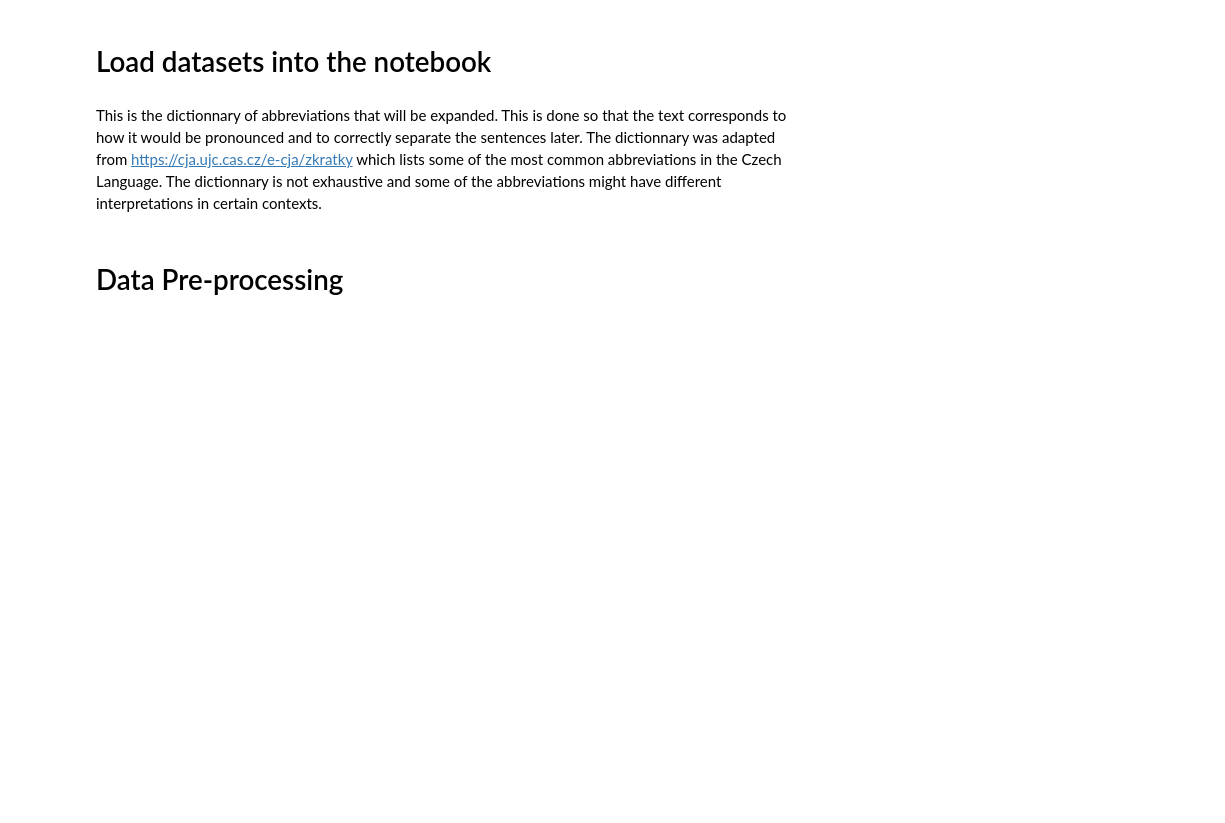
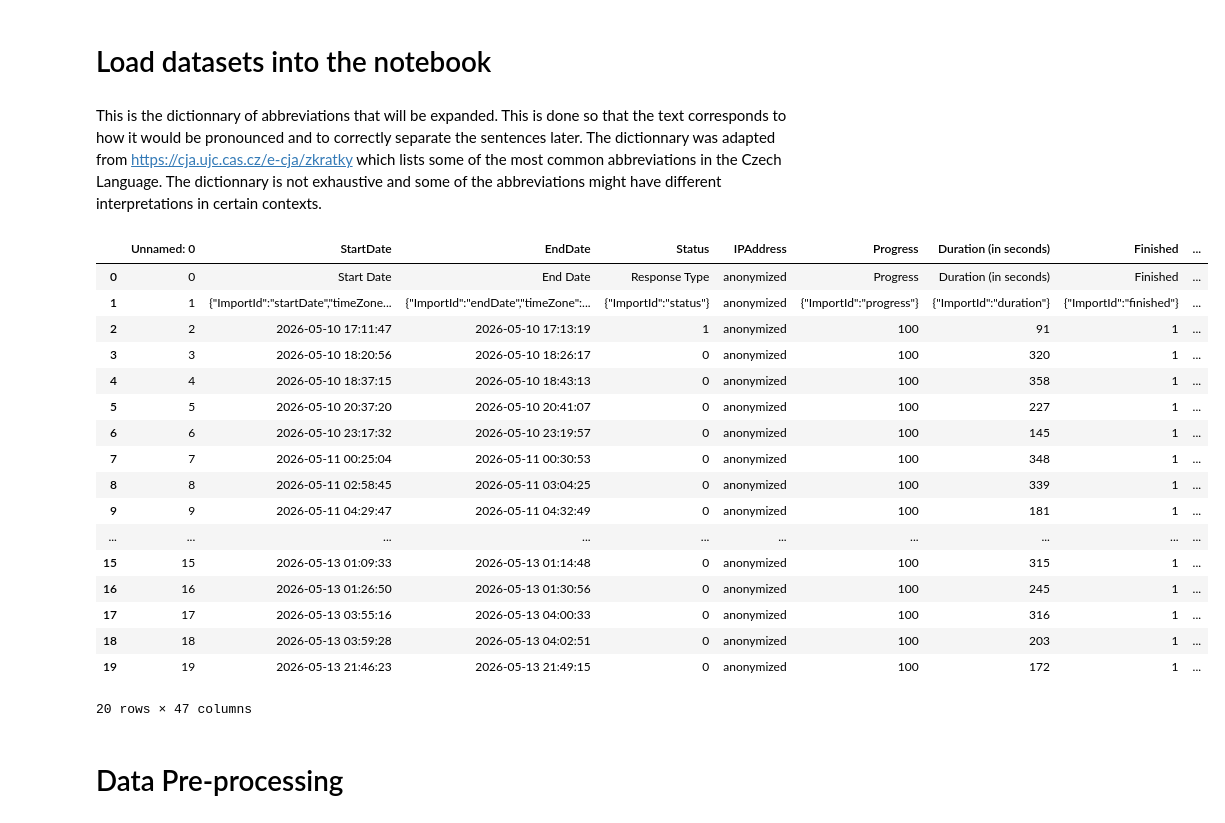
Before and after one commit to vk4444/DATA301_Project, a Jupyter notebook: code.ipynb, the cells around one changed output. Cells and saved outputs as stored; diff of their text form; code cells hidden in the pictures; blank space fills up the shorter version.

```diff
--- a/code.ipynb
+++ b/code.ipynb
@@ -246,6 +246,27 @@ all_text = db.concat([wiki, books])
 # verify all files have loaded correctly
 assert books.npartitions == 51
 assert wiki.npartitions == 1356
+# %%
+survey_anonymized.compute()
+# %% [output]
+|  | Unnamed: 0 | StartDate | EndDate | Status | IPAddress | Progress | Duration (in seconds) | Finished | ... |
+| 0 | 0 | Start Date | End Date | Response Type | anonymized | Progress | Duration (in seconds) | Finished | ... |
+| 1 | 1 | {"ImportId":"startDate","timeZone... | {"ImportId":"endDate","timeZone":... | {"ImportId":"status"} | anonymized | {"ImportId":"progress"} | {"ImportId":"duration"} | {"ImportId":"finished"} | ... |
+| 2 | 2 | 2026-05-10 17:11:47 | 2026-05-10 17:13:19 | 1 | anonymized | 100 | 91 | 1 | ... |
+| 3 | 3 | 2026-05-10 18:20:56 | 2026-05-10 18:26:17 | 0 | anonymized | 100 | 320 | 1 | ... |
+| 4 | 4 | 2026-05-10 18:37:15 | 2026-05-10 18:43:13 | 0 | anonymized | 100 | 358 | 1 | ... |
+| 5 | 5 | 2026-05-10 20:37:20 | 2026-05-10 20:41:07 | 0 | anonymized | 100 | 227 | 1 | ... |
+| 6 | 6 | 2026-05-10 23:17:32 | 2026-05-10 23:19:57 | 0 | anonymized | 100 | 145 | 1 | ... |
+| 7 | 7 | 2026-05-11 00:25:04 | 2026-05-11 00:30:53 | 0 | anonymized | 100 | 348 | 1 | ... |
+| 8 | 8 | 2026-05-11 02:58:45 | 2026-05-11 03:04:25 | 0 | anonymized | 100 | 339 | 1 | ... |
+| 9 | 9 | 2026-05-11 04:29:47 | 2026-05-11 04:32:49 | 0 | anonymized | 100 | 181 | 1 | ... |
+| ... | ... | ... | ... | ... | ... | ... | ... | ... | ... |
+| 15 | 15 | 2026-05-13 01:09:33 | 2026-05-13 01:14:48 | 0 | anonymized | 100 | 315 | 1 | ... |
+| 16 | 16 | 2026-05-13 01:26:50 | 2026-05-13 01:30:56 | 0 | anonymized | 100 | 245 | 1 | ... |
+| 17 | 17 | 2026-05-13 03:55:16 | 2026-05-13 04:00:33 | 0 | anonymized | 100 | 316 | 1 | ... |
+| 18 | 18 | 2026-05-13 03:59:28 | 2026-05-13 04:02:51 | 0 | anonymized | 100 | 203 | 1 | ... |
+| 19 | 19 | 2026-05-13 21:46:23 | 2026-05-13 21:49:15 | 0 | anonymized | 100 | 172 | 1 | ... |
+20 rows × 47 columns
 # %% [markdown]
 # Data Pre-processing
 # %%
```
Also changed, not shown: parts of 4 cells of this notebook.
